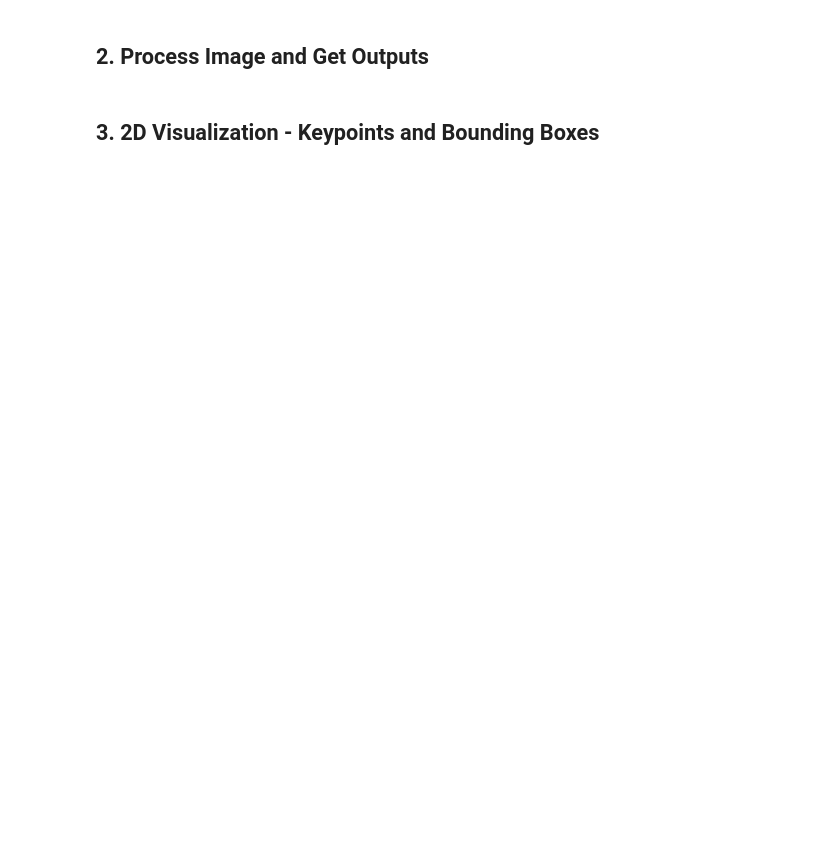
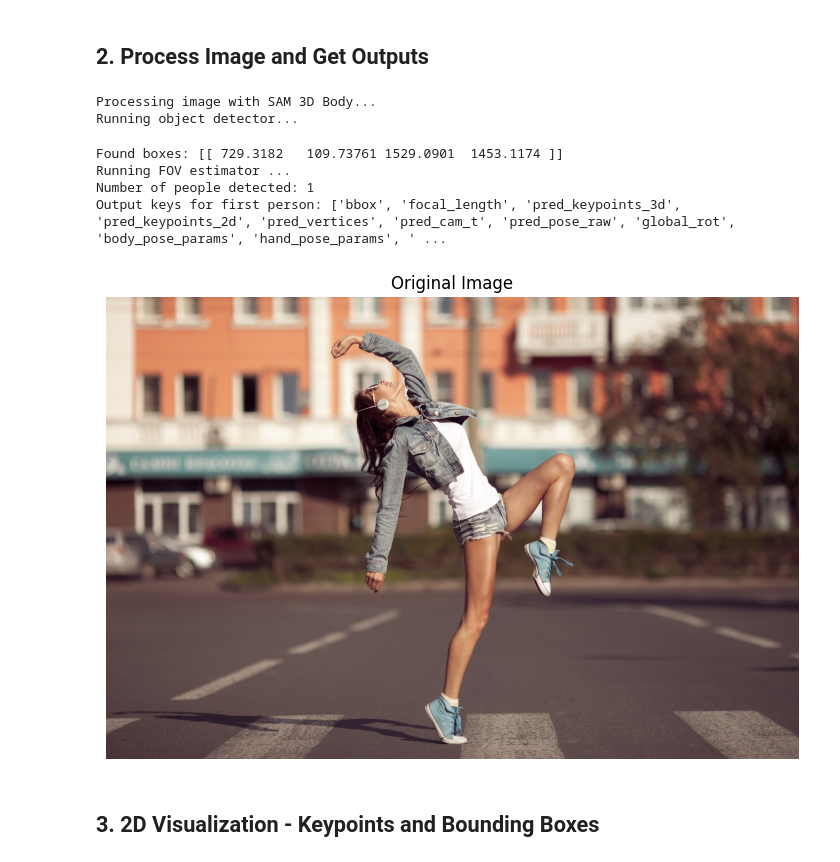
Before and after one commit to facebookresearch/sam-3d-body, a Jupyter notebook: notebook/demo_human.ipynb, the cells around one changed output. Saved outputs shown, nothing was run; the diff lists cells and outputs as text; code cells hidden in the pictures; blank space fills up the shorter version.

```diff
--- a/notebook/demo_human.ipynb
+++ b/notebook/demo_human.ipynb
@@ -13,16 +13,12 @@ parent_dir = os.path.dirname(os.getcwd())
 sys.path.insert(0, parent_dir)
 
 from utils import (
-    setup_visualizer, visualize_2d_results, visualize_3d_mesh, save_mesh_results, display_results_grid,
-    process_image_with_mask
+    setup_sam_3d_body, setup_visualizer,
+    visualize_2d_results, visualize_3d_mesh, save_mesh_results,
+    display_results_grid, process_image_with_mask
 )
-from sam_3d_body import load_sam_3d_body_hf
 
-moge_path = "Ruicheng/moge-2-vitl-normal"
-detector_path = "/large_experiments/3po/model/cascade_mask_rcnn_vitdet"
-model = load_sam_3d_body_hf("facebook/sam-3d-body-vith", moge_path=moge_path, detector_path=detector_path)
-
+# Set up SAM 3D Body estimator
+estimator = setup_sam_3d_body(hf_repo_id="facebook/sam-3d-body-dinov3")
 # Set up visualizer
 visualizer = setup_visualizer()
-
-print("Setup complete!")
@@ -31,25 +44,33 @@ print("Setup complete!")
 # %%
 import cv2
 import matplotlib.pyplot as plt
 
 # Load and process the image
 image_path = "images/dancing.jpg"  # Relative to notebook folder
 img_cv2 = cv2.imread(image_path)
 img_rgb = cv2.cvtColor(img_cv2, cv2.COLOR_BGR2RGB)
 
 # Process the image with SAM 3D Body
 print("Processing image with SAM 3D Body...")
-outputs = model.process_one_image(image_path)
+outputs = estimator.process_one_image(image_path)
 
 print(f"Number of people detected: {len(outputs)}")
 print(f"Output keys for first person: {list(outputs[0].keys()) if outputs else 'No people detected'}")
 
 # Display the original image
 plt.figure(figsize=(10, 6))
 plt.imshow(img_rgb)
 plt.axis('off')
 plt.title('Original Image')
 plt.show()
+# %% [output]
+Processing image with SAM 3D Body...
+Running object detector...
+Found boxes: [[ 729.3182   109.73761 1529.0901  1453.1174 ]]
+Running FOV estimator ...
+Number of people detected: 1
+Output keys for first person: ['bbox', 'focal_length', 'pred_keypoints_3d', 'pred_keypoints_2d', 'pred_vertices', 'pred_cam_t', 'pred_pose_raw', 'global_rot', 'body_pose_params', 'hand_pose_params', ' ...
+[figure, added]
 # %% [markdown]
 ## 3. 2D Visualization - Keypoints and Bounding Boxes
 # %%
```
Also changed, not shown: parts of 5 cells of this notebook, 13 other files.
